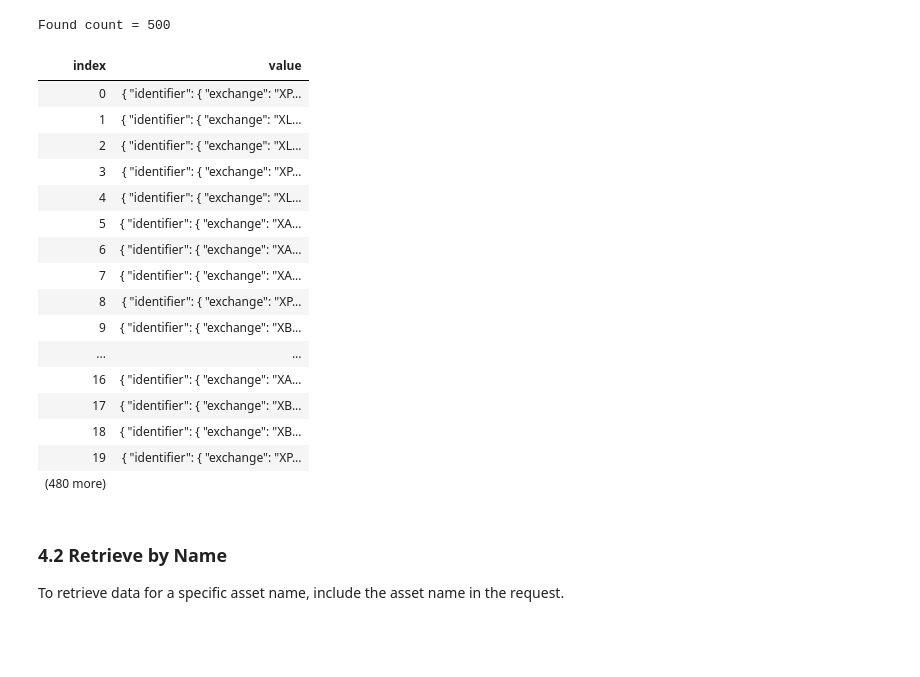
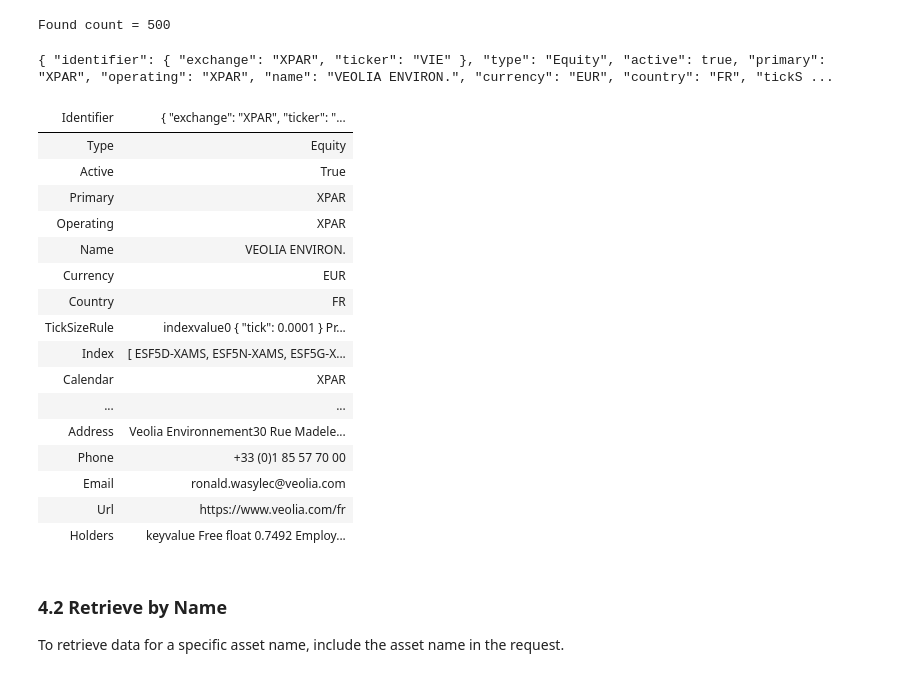
Before and after one commit to systemathics/notebook-examples, a Jupyter notebook: csharp/1-Reference data/01 - Get Started.ipynb, the cells around one changed output. Cells and saved outputs as stored; diff of their text form; code cells hidden in the pictures; blank space fills up the shorter version.

```diff
--- a/csharp/1-Reference data/01 - Get Started.ipynb
+++ b/csharp/1-Reference data/01 - Get Started.ipynb
@@ -98,26 +98,27 @@ display($"Found count = {reply.Equity.Assets.Count}");
 Total count = 593
 Found count = 500
 # %%
-// Display the response : assets
-display(reply.Equity.Assets)
+// Display the response : the first item from assets
+display(reply.Equity.Assets.FirstOrDefault())
 # %% [output]
+{ "identifier": { "exchange": "XPAR", "ticker": "VIE" }, "type": "Equity", "active": true, "primary": "XPAR", "operating": "XPAR", "name": "VEOLIA ENVIRON.", "currency": "EUR", "country": "FR", "tickS ...
-| index | value |
-| 0 | { "identifier": { "exchange": "XP... |
-| 1 | { "identifier": { "exchange": "XL... |
-| 2 | { "identifier": { "exchange": "XL... |
-| 3 | { "identifier": { "exchange": "XP... |
-| 4 | { "identifier": { "exchange": "XL... |
-| 5 | { "identifier": { "exchange": "XA... |
-| 6 | { "identifier": { "exchange": "XA... |
-| 7 | { "identifier": { "exchange": "XA... |
-| 8 | { "identifier": { "exchange": "XP... |
-| 9 | { "identifier": { "exchange": "XB... |
+| Identifier | { "exchange": "XPAR", "ticker": "... |
+| Type | Equity |
+| Active | True |
+| Primary | XPAR |
+| Operating | XPAR |
+| Name | VEOLIA ENVIRON. |
+| Currency | EUR |
+| Country | FR |
+| TickSizeRule | indexvalue0 { "tick": 0.0001 } Pr... |
+| Index | [ ESF5D-XAMS, ESF5N-XAMS, ESF5G-X... |
+| Calendar | XPAR |
 | ... | ... |
-| 16 | { "identifier": { "exchange": "XA... |
-| 17 | { "identifier": { "exchange": "XB... |
-| 18 | { "identifier": { "exchange": "XB... |
-| 19 | { "identifier": { "exchange": "XP... |
-| (480 more) |  |
+| Address | Veolia Environnement30 Rue Madele... |
+| Phone | +33 (0)1 85 57 70 00 |
+| Email | ronald.wasylec@veolia.com |
+| Url | https://www.veolia.com/fr |
+| Holders | keyvalue Free float 0.7492 Employ... |
 # %% [markdown]
 ### 4.2 Retrieve by Name
 To retrieve data for a specific asset name, include the asset name in the request.
```
Also changed, not shown: parts of 1 cell of this notebook.
